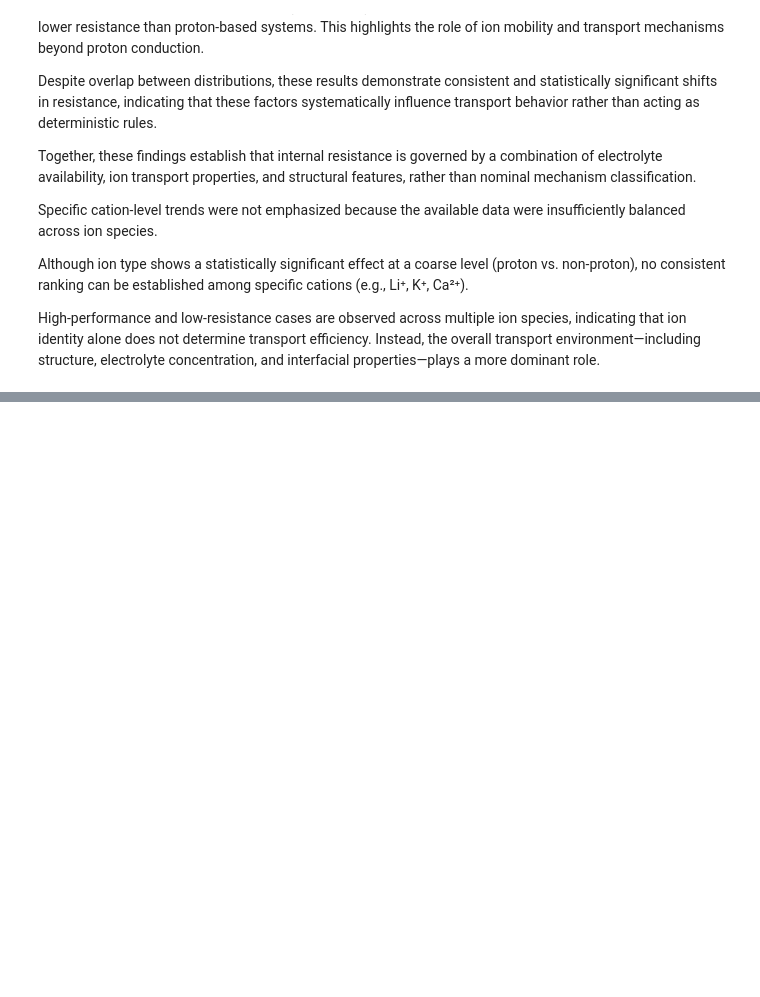
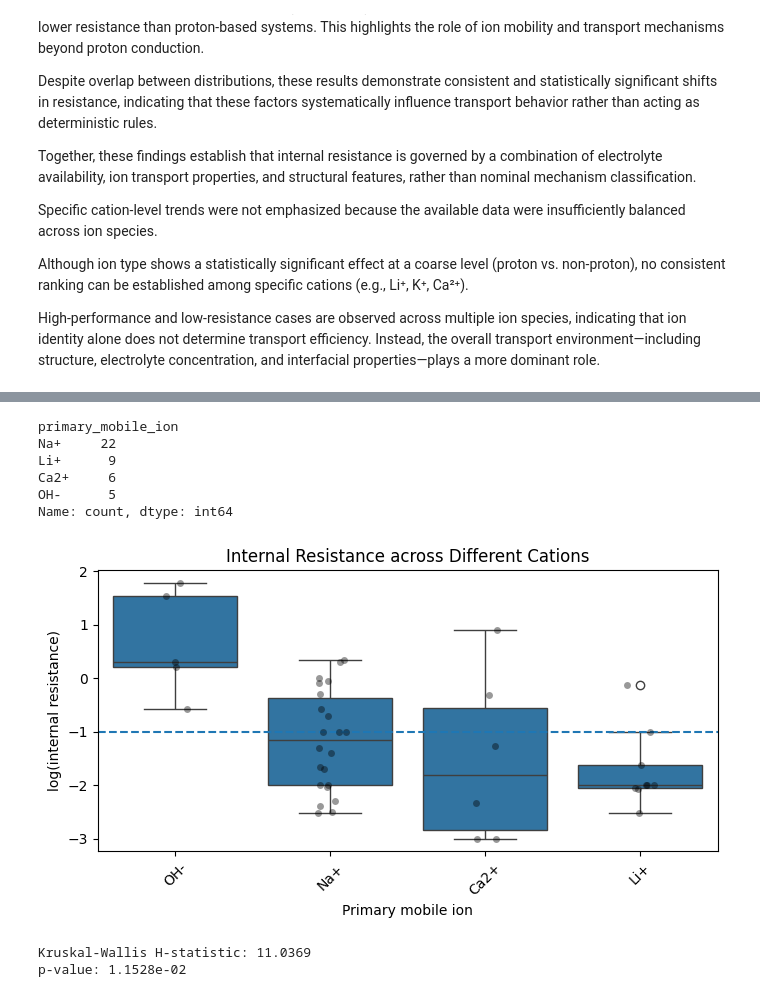
Before and after one commit to wenluanzhang/hydrovoltaic-ml, a Jupyter notebook: notebooks/08_internal_resistance_analysis.ipynb, the cells around one changed output, grey strips where cells are left out. Saved outputs shown, nothing was run; the diff lists cells and outputs as text; code cells hidden in the pictures; blank space fills up the shorter version.

```diff
--- a/notebooks/08_internal_resistance_analysis.ipynb
+++ b/notebooks/08_internal_resistance_analysis.ipynb
@@ -361,0 +386,62 @@ High-performance and low-resistance cases are observed across multiple ion speci
+# %%
+# 样本数筛选（关键）
+# keep ions with sufficient samples
+valid_ions = cation_counts[cation_counts >= 5].index
+
+df_cation_filtered = df_cation[
+    df_cation["primary_mobile_ion"].isin(valid_ions)
+]
+
+print(df_cation_filtered["primary_mobile_ion"].value_counts())
+# %% [output]
+primary_mobile_ion
+Na+     22
+Li+      9
+Ca2+     6
+OH-      5
+Name: count, dtype: int64
+# %%
+# boxplot（R，不是performance）
+plt.figure(figsize=(7,4))
+
+sns.boxplot(
+    data=df_cation_filtered,
+    x="primary_mobile_ion",
+    y=TARGET_R
+)
+
+sns.stripplot(
+    data=df_cation_filtered,
+    x="primary_mobile_ion",
+    y=TARGET_R,
+    color="black",
+    alpha=0.4
+)
+
+plt.axhline(R_threshold, linestyle="--")
+
+plt.title("Internal Resistance across Different Cations")
+plt.xlabel("Primary mobile ion")
+plt.ylabel("log(internal resistance)")
+plt.xticks(rotation=45)
+
+plt.tight_layout()
+plt.show()
+# %% [output]
+[figure, added]
+# %%
+# Kruskal-Wallis（核心）
+from scipy.stats import kruskal
+
+groups = [
+    group[TARGET_R].values
+    for name, group in df_cation_filtered.groupby("primary_mobile_ion")
+]
+
+stat, p_value = kruskal(*groups)
+
+print(f"Kruskal-Wallis H-statistic: {stat:.4f}")
+print(f"p-value: {p_value:.4e}")
+# %% [output]
+Kruskal-Wallis H-statistic: 11.0369
+p-value: 1.1528e-02
```
Also changed, not shown: parts of 7 cells of this notebook, 8 other files.
